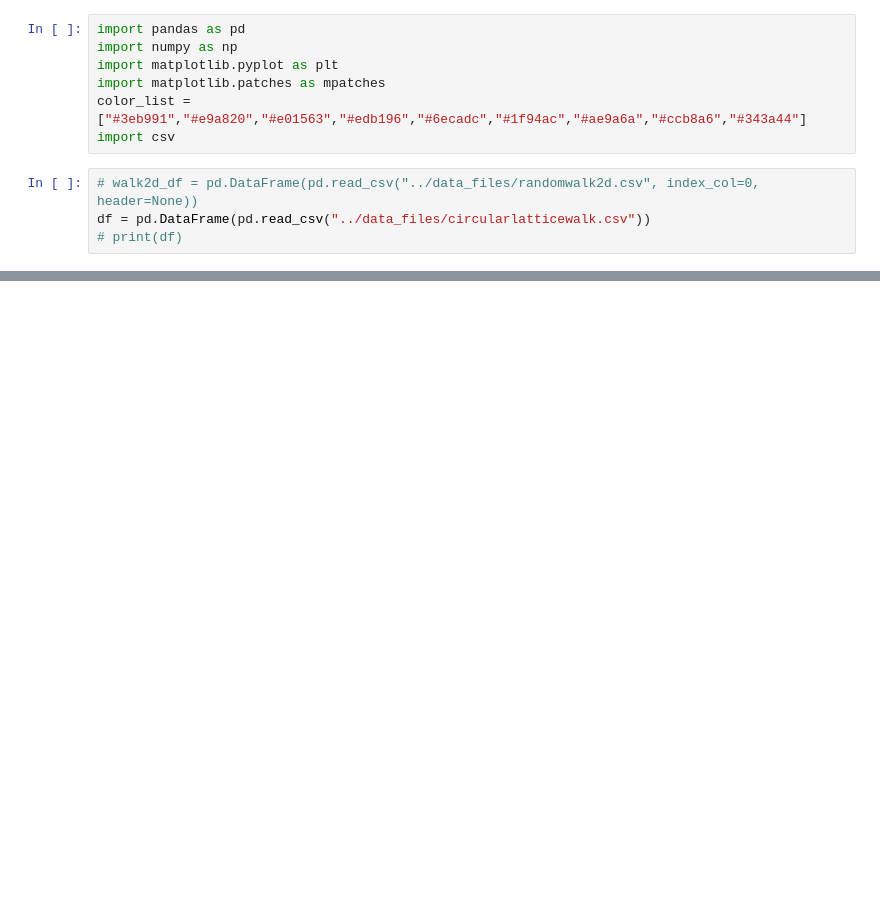
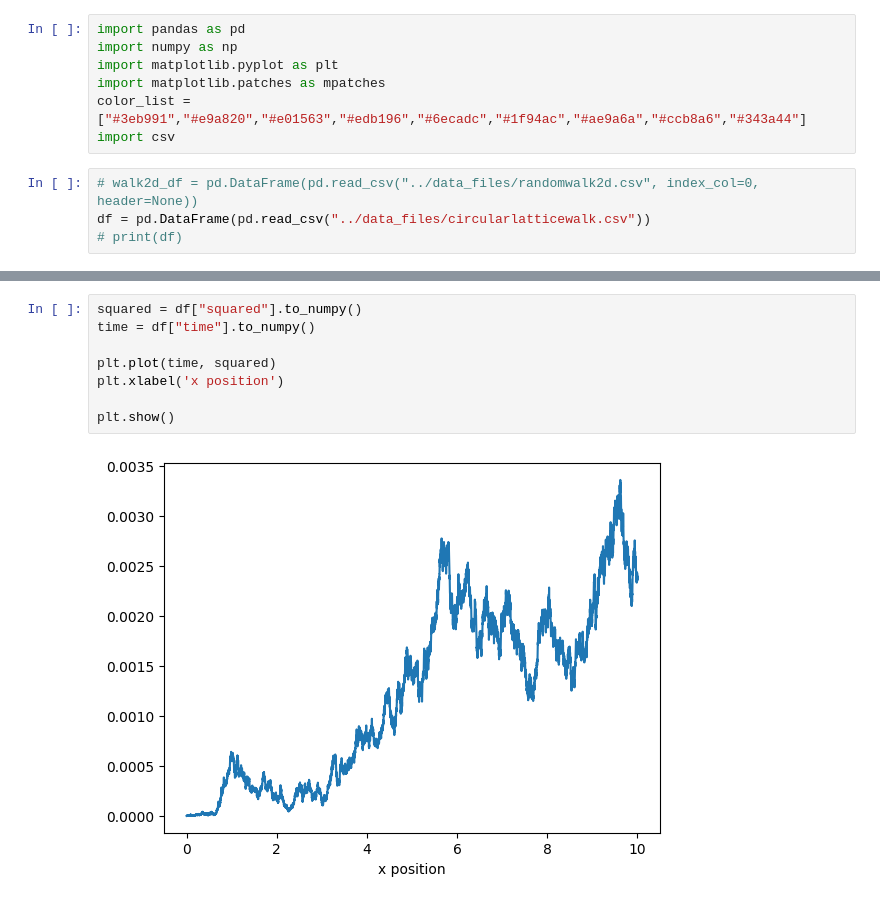
Before and after one commit to jpowell24/stokes, a Jupyter notebook: selectproblems/circularlatticewalk.ipynb, the cells around one changed output, grey strips where cells are left out. Saved outputs shown, nothing was run; the diff lists cells and outputs as text; blank space fills up the shorter version.

```diff
--- a/selectproblems/circularlatticewalk.ipynb
+++ b/selectproblems/circularlatticewalk.ipynb
@@ -36,3 +36,13 @@ plt.tight_layout()
+# %%
+squared = df["squared"].to_numpy()
+time = df["time"].to_numpy()
+
+plt.plot(time, squared)
+plt.xlabel('x position')
+
+plt.show()
+# %% [output]
+[figure, added]
 # %%
 j = df["x"].to_numpy()
 
```
Also changed, not shown: parts of 2 cells of this notebook, 15 other files.
